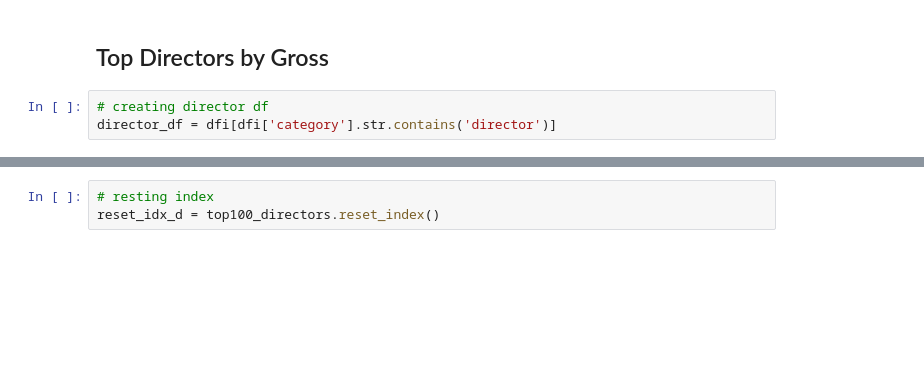
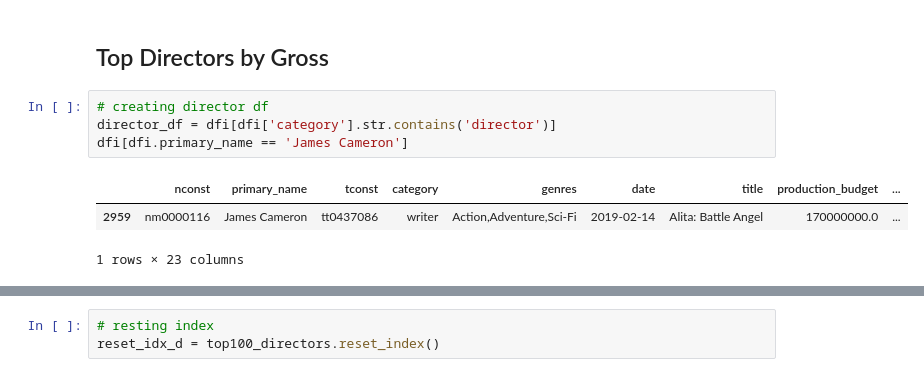
Before and after one commit to jeffreyhwatson/MS_Box_Office_Insights, a Jupyter notebook: main_workspace.ipynb, the cells around one changed output, grey strips where cells are left out. Drawn from its saved outputs; the diff is of its cells as text; blank space fills up the shorter version.

```diff
--- a/main_workspace.ipynb
+++ b/main_workspace.ipynb
@@ -830,6 +830,11 @@ plt.show()
 # %%
 # creating director df
 director_df = dfi[dfi['category'].str.contains('director')]
+dfi[dfi.primary_name == 'James Cameron']
+# %% [output]
+|  | nconst | primary_name | tconst | category | genres | date | title | production_budget | ... |
+| 2959 | nm0000116 | James Cameron | tt0437086 | writer | Action,Adventure,Sci-Fi | 2019-02-14 | Alita: Battle Angel | 170000000.0 | ... |
+1 rows × 23 columns
 # %%
 # top 100 directors
 top100_adj_gross_directors = director_df.groupby(['primary_name'])\
```
Also changed, not shown: parts of 5 cells of this notebook.
